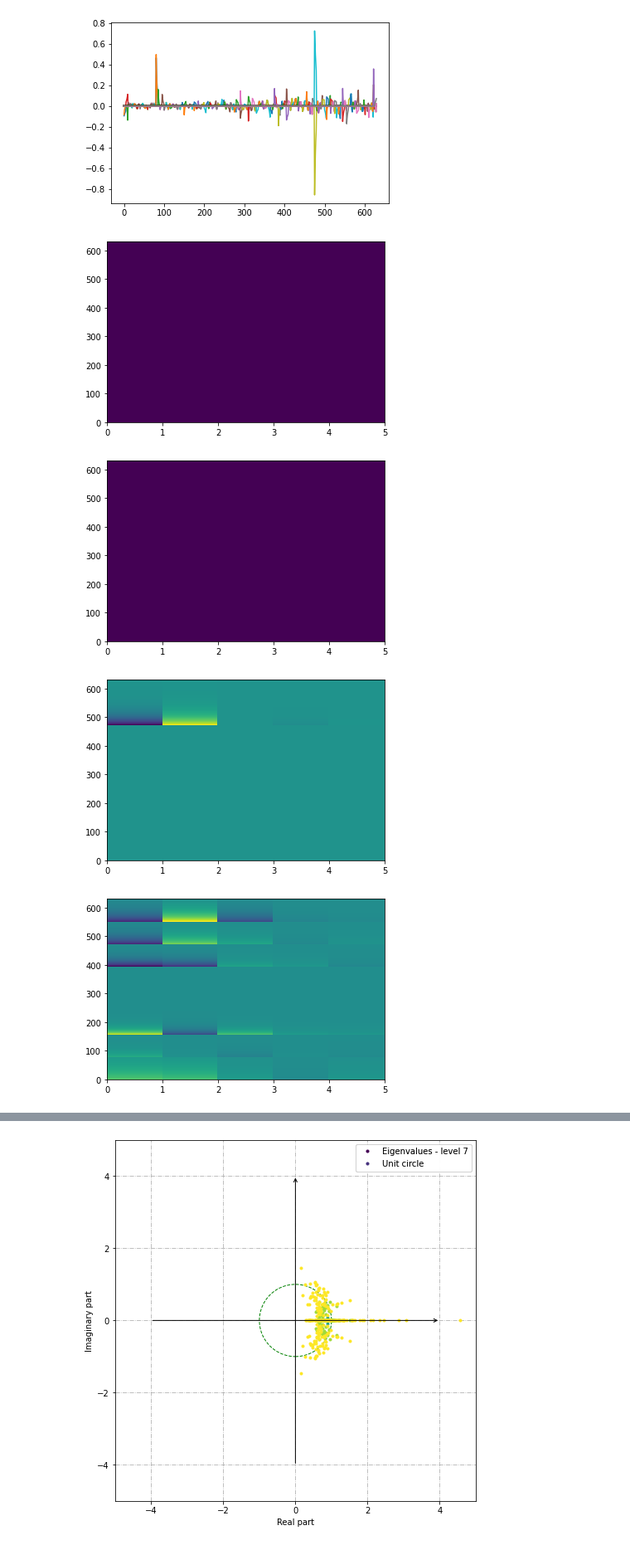
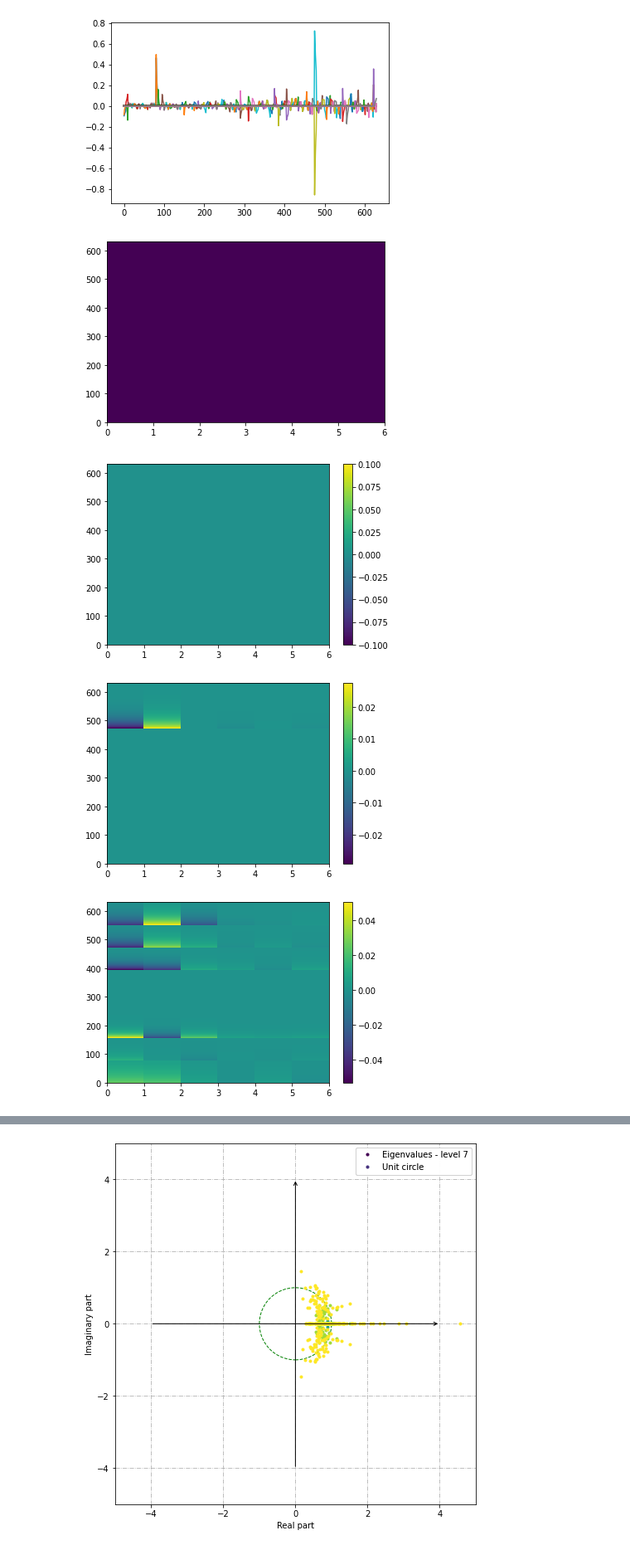
Before and after one commit to DenisSidoren/arctic_TimeSeries_analysis, a Jupyter notebook: dmd.ipynb, the cells around one changed output, grey strips where cells are left out. Shown at 83% size. Saved outputs shown, nothing was run; the diff lists cells and outputs as text; code cells hidden in the pictures.

```diff
--- a/dmd.ipynb
+++ b/dmd.ipynb
@@ -54,8 +65,8 @@ print(number_of_data_in_rw, step)
 # %%
 start_idx = 0
 mtrx = []
-while start_idx + number_of_data_in_rw < our_data.shape[0]:
-    mtrx.append(our_data[start_idx:start_idx + number_of_data_in_rw])
+while start_idx + number_of_data_in_rw < all_data.shape[0]:
+    mtrx.append(all_data[start_idx:start_idx + number_of_data_in_rw])
     start_idx += step
 
 mtrx = np.array(mtrx)
@@ -144,3 +155,12 @@ print(A.shape, V_r[:-1].shape)
 dmd.plot_eigs(show_axes=True, show_unit_circle=True)
 # %% [output]
 [figure]
+# %%
+percent_of_train_data = 60
+index_split = V_r.shape[1] // 100 * percent_of_train_data
+train_data = V_r[:, :index_split]
+test_data = V_r[:, index_split:]
+
+X_test = np.arange(V_r.shape[1])[index_split:]
+
+print(train_data.shape, test_data.shape)
@@ -146,0 +177,22 @@ dmd.plot_eigs(show_axes=True, show_unit_circle=True)
+# %%
+sub_dmd = DMD(svd_rank=-1)
+
+dmd = MrDMD(sub_dmd, max_level=7, max_cycles=1)
+dmd.fit(X=train_data[:-1])
+plt.pcolor(np.real(dmd.reconstructed_data.T))
+plt.show()
+plt.pcolor(train_data[:-1].T)
+plt.show()
+
+print(np.real(dmd.reconstructed_data.T).shape, train_data[-1].reshape(train_data[-1].shape[0], 1).shape)
+end_res = np.hstack((np.real(dmd.reconstructed_data.T), train_data[-1].reshape(train_data[-1].shape[0], 1)))
+print(end_res.shape)
+
+plt.pcolor(end_res)
+plt.colorbar()
+plt.show()
+plt.pcolor(train_data.T)
+plt.colorbar()
+plt.show()
+
+# plt.pcolor(V_r.T)
@@ -152,9 +213,0 @@ plt.pcolor(np.real(dmd.reconstructed_data.T))
-# %%
-sub_dmd = DMD(svd_rank=-1)
-
-dmd = MrDMD(sub_dmd, max_level=r, max_cycles=1)
-dmd.fit(X=V_r[:-1])
-plt.pcolor(np.real(dmd.reconstructed_data.T))
-plt.show()
-plt.pcolor(V_r.T)
-plt.show()
@@ -195,13 +301,14 @@ fig = plt.plot(pdyna.real.T)
 # %%
 pdata = dmd.partial_reconstructed_data(level=0)
 plt.pcolor(np.real(pdata).T)
 plt.show()
 for i in range(1, 8):
     pdata += dmd.partial_reconstructed_data(level=i)
     plt.pcolor(np.real(pdata).T)
+    plt.colorbar()
     plt.show()
 # %% [output]
-[figure, old version]
+[figure, new version]
-[figure, old version]
+[figure, new version]
-[figure, old version]
+[figure, new version]
-[figure, old version]
+[figure, new version]
```
Also changed, not shown: parts of 18 cells of this notebook.
